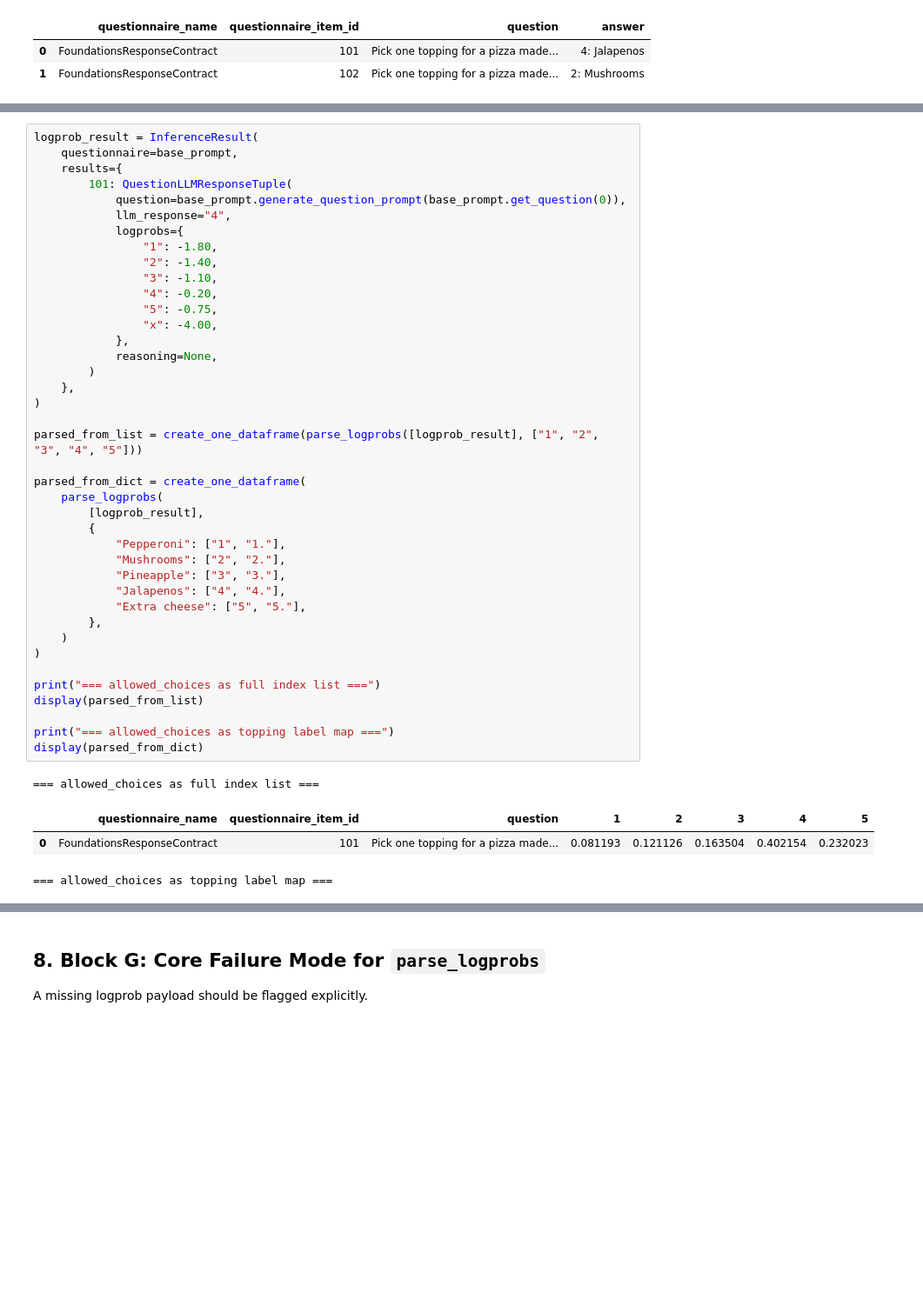
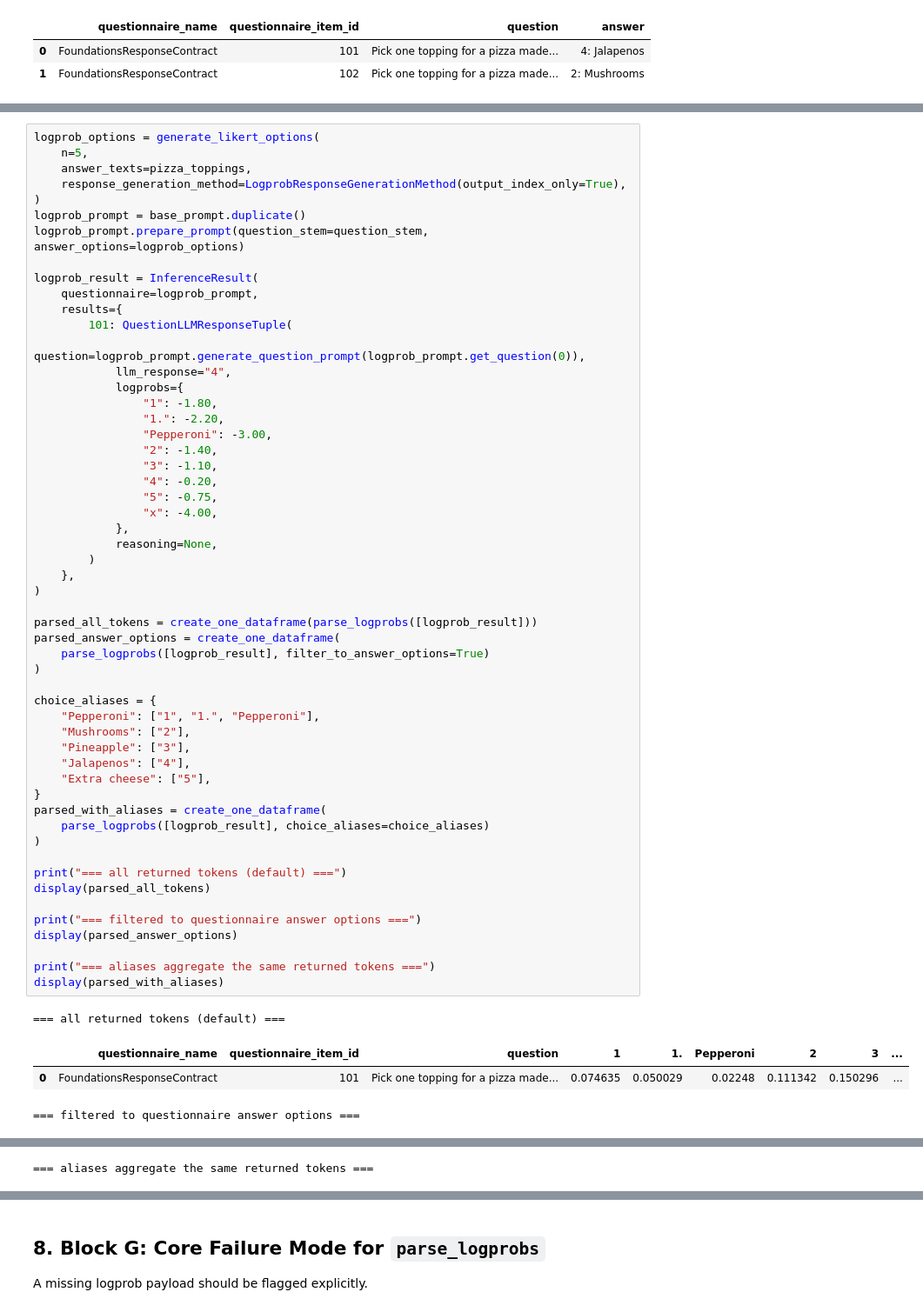
Before and after one commit to dess-mannheim/QSTN, a Jupyter notebook: docs/foundations/response_generation_parsing_tutorial.ipynb, the cells around one changed output, grey strips where cells are left out. Shown at 87% size. Drawn from its saved outputs; the diff is of its cells as text; blank space fills up the shorter version.

```diff
--- a/docs/foundations/response_generation_parsing_tutorial.ipynb
+++ b/docs/foundations/response_generation_parsing_tutorial.ipynb
@@ -400,45 +409,59 @@ Now we parse token probabilities using the full five-option set.
 # %%
+logprob_options = generate_likert_options(
+    n=5,
+    answer_texts=pizza_toppings,
+    response_generation_method=LogprobResponseGenerationMethod(output_index_only=True),
+)
+logprob_prompt = base_prompt.duplicate()
+logprob_prompt.prepare_prompt(question_stem=question_stem, answer_options=logprob_options)
+
 logprob_result = InferenceResult(
-    questionnaire=base_prompt,
+    questionnaire=logprob_prompt,
     results={
         101: QuestionLLMResponseTuple(
-            question=base_prompt.generate_question_prompt(base_prompt.get_question(0)),
+            question=logprob_prompt.generate_question_prompt(logprob_prompt.get_question(0)),
             llm_response="4",
             logprobs={
                 "1": -1.80,
+                "1.": -2.20,
+                "Pepperoni": -3.00,
                 "2": -1.40,
                 "3": -1.10,
                 "4": -0.20,
                 "5": -0.75,
                 "x": -4.00,
             },
             reasoning=None,
         )
     },
 )
 
-parsed_from_list = create_one_dataframe(parse_logprobs([logprob_result], ["1", "2", "3", "4", "5"]))
-
-parsed_from_dict = create_one_dataframe(
-    parse_logprobs(
-        [logprob_result],
-        {
-            "Pepperoni": ["1", "1."],
-            "Mushrooms": ["2", "2."],
-            "Pineapple": ["3", "3."],
-            "Jalapenos": ["4", "4."],
-            "Extra cheese": ["5", "5."],
-        },
-    )
+parsed_all_tokens = create_one_dataframe(parse_logprobs([logprob_result]))
+parsed_answer_options = create_one_dataframe(
+    parse_logprobs([logprob_result], filter_to_answer_options=True)
 )
 
-print("=== allowed_choices as full index list ===")
-display(parsed_from_list)
+choice_aliases = {
+    "Pepperoni": ["1", "1.", "Pepperoni"],
+    "Mushrooms": ["2"],
+    "Pineapple": ["3"],
+    "Jalapenos": ["4"],
+    "Extra cheese": ["5"],
+}
+parsed_with_aliases = create_one_dataframe(
+    parse_logprobs([logprob_result], choice_aliases=choice_aliases)
+)
 
-print("=== allowed_choices as topping label map ===")
-display(parsed_from_dict)
+print("=== all returned tokens (default) ===")
+display(parsed_all_tokens)
+
+print("=== filtered to questionnaire answer options ===")
+display(parsed_answer_options)
+
+print("=== aliases aggregate the same returned tokens ===")
+display(parsed_with_aliases)
 # %% [output]
-=== allowed_choices as full index list ===
+=== all returned tokens (default) ===
-|  | questionnaire_name | questionnaire_item_id | question | 1 | 2 | 3 | 4 | 5 |
-| 0 | FoundationsResponseContract | 101 | Pick one topping for a pizza made... | 0.081193 | 0.121126 | 0.163504 | 0.402154 | 0.232023 |
+|  | questionnaire_name | questionnaire_item_id | question | 1 | 1. | Pepperoni | 2 | 3 | ... |
+| 0 | FoundationsResponseContract | 101 | Pick one topping for a pizza made... | 0.074635 | 0.050029 | 0.02248 | 0.111342 | 0.150296 | ... |
-=== allowed_choices as topping label map ===
+=== filtered to questionnaire answer options ===
@@ -446,0 +470 @@ display(parsed_from_dict)
+=== aliases aggregate the same returned tokens ===
```
Also changed, not shown: parts of 9 cells of this notebook, 5 other files.
